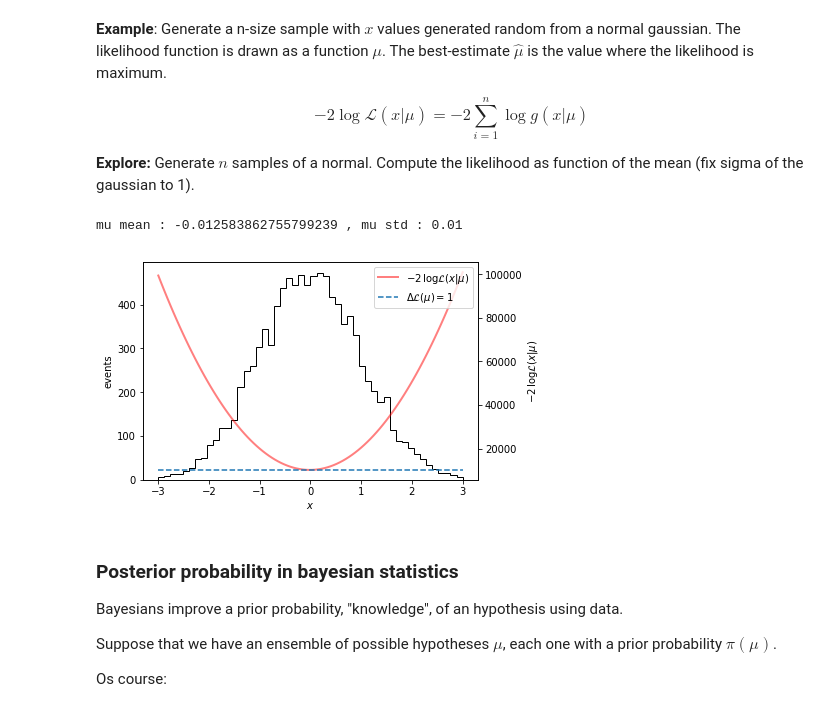
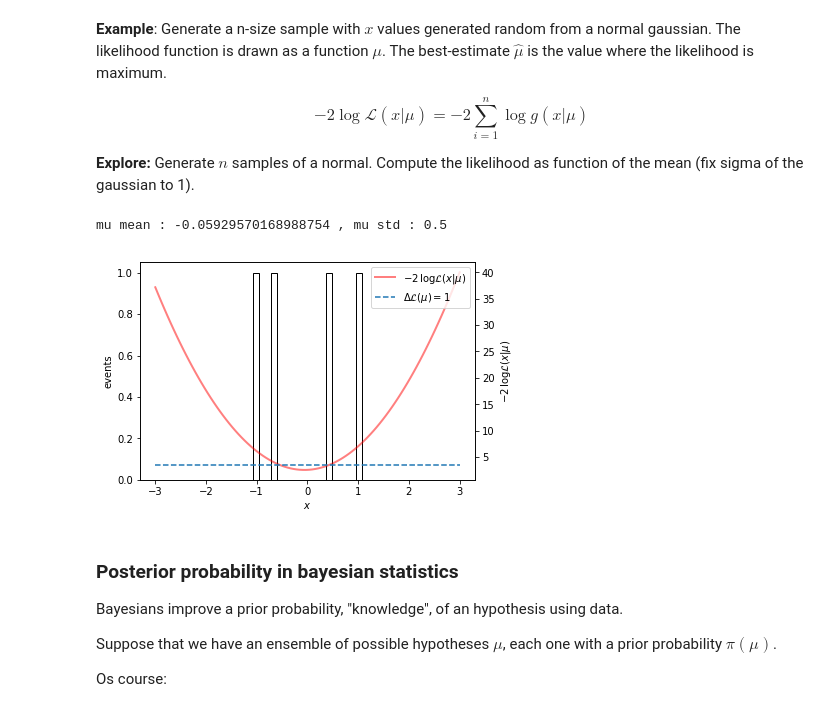
Before and after one commit to jahernando/USC-TA, a Jupyter notebook: ta_basic_concepts.ipynb, the cells around one changed output. Saved outputs shown, nothing was run; the diff lists cells and outputs as text; code cells hidden in the pictures.

```diff
--- a/ta_basic_concepts.ipynb
+++ b/ta_basic_concepts.ipynb
@@ -393,13 +393,13 @@ $$
 
 **Explore:** Generate $n$ samples of a normal. Compute the likelihood as function of the mean (fix sigma of the gaussian to 1).
 # %%
-nsize = 10000
+nsize = 4
 xs = stats.norm(0., 1.).rvs(nsize)
 htexam.normal_likelihood(xs);
 #plt.yscale('log');
 # %% [output]
-mu mean : -0.012583862755799239 , mu std : 0.01
+mu mean : -0.05929570168988754 , mu std : 0.5
-[figure, old version]
+[figure, new version]
 # %% [markdown]
 ### Posterior probability in bayesian statistics
 
```
Also changed, not shown: parts of 5 cells of this notebook, 5 other files.
